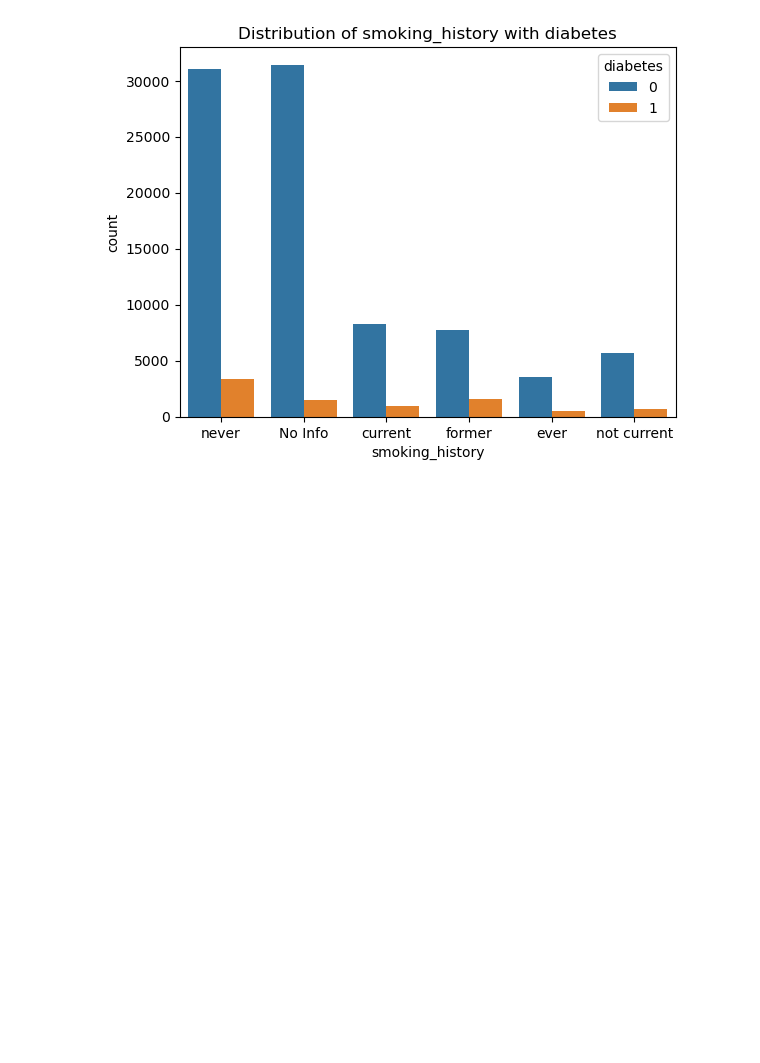
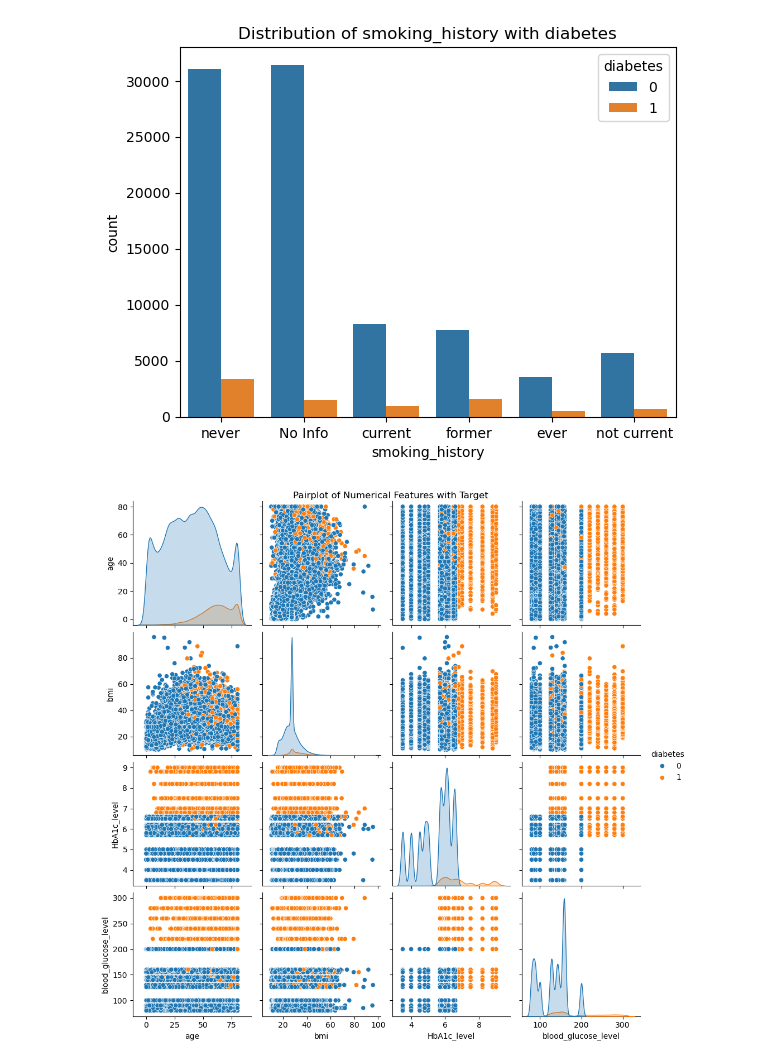
Before and after one commit to ImpactGLX323/UMAIHackathon-UNM, a Jupyter notebook: model/exploratory_data_analysis.ipynb, the cells around one changed output. Cells and saved outputs as stored; diff of their text form; code cells hidden in the pictures; blank space fills up the shorter version.

Commit message:
eda added pairplot for numerical columns with target diabetes

```diff
--- a/model/exploratory_data_analysis.ipynb
+++ b/model/exploratory_data_analysis.ipynb
@@ -234,3 +234,11 @@ for column in categorical_columns:
 [figure]
 [figure]
 [figure]
+# %%
+# Pairplot for numerical columns with target
+
+sns.pairplot(df, vars=numerical_columns, hue=target)
+plt.suptitle("Pairplot of Numerical Features with Target", y=1)
+plt.show()
+# %% [output]
+[figure, added]
```
